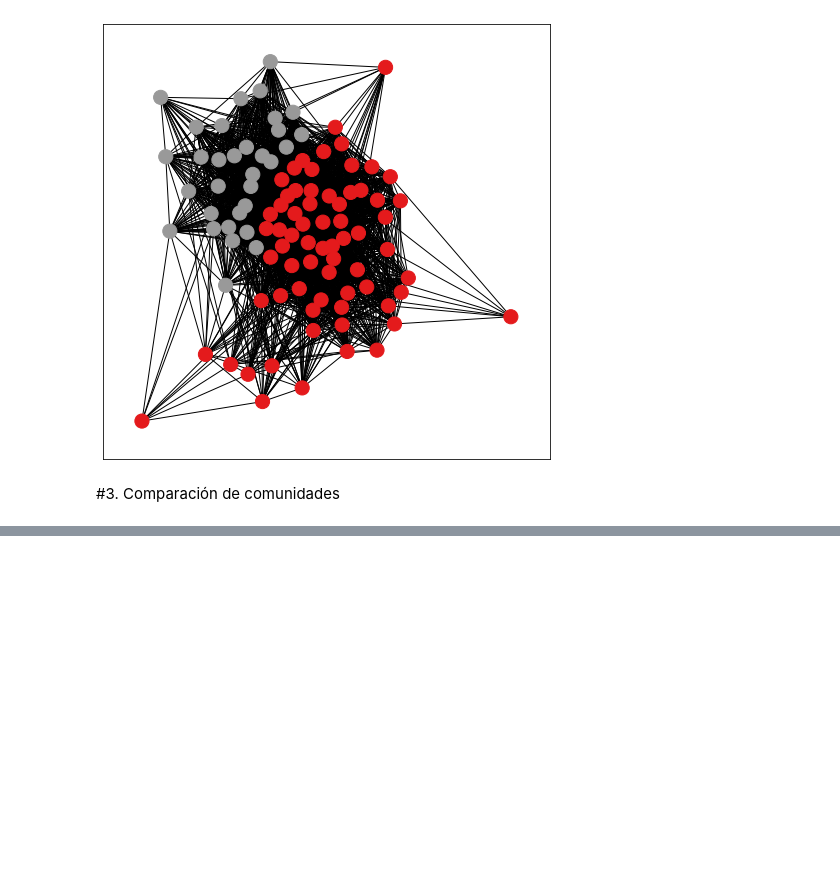
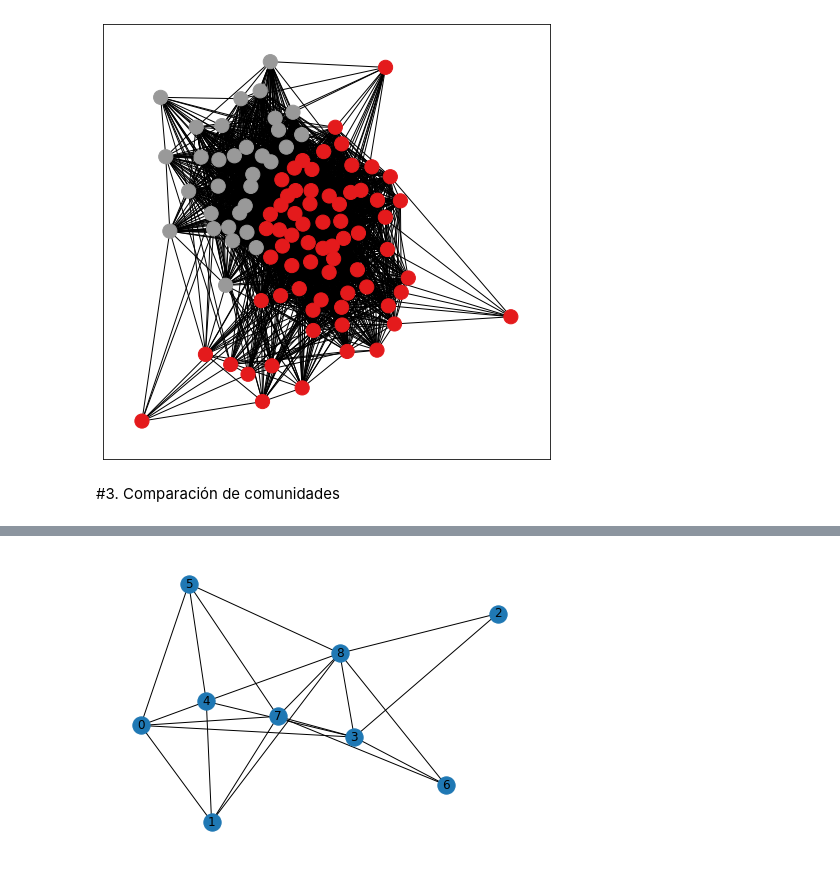
Before and after one commit to PedroAdair/TesisMaestria, a Jupyter notebook: Anonimizacion.ipynb, the cells around one changed output, grey strips where cells are left out. Drawn from its saved outputs; the diff is of its cells as text; code cells hidden in the pictures; blank space fills up the shorter version.

```diff
--- a/Anonimizacion.ipynb
+++ b/Anonimizacion.ipynb
@@ -283,0 +370,3 @@ print(membership)
+# %%
+lista = [2, 3, 4]
+matrices = crear_matrices_adyacencia(lista)
@@ -283,0 +405,2 @@ print(membership)
+# %%
+matriz_adyacencia = unir_matrices_adyacencia(matrices, 0.3)
@@ -283,0 +419,24 @@ print(membership)
+# %%
+def from_matrix_to_Grahp(matriz_adyacencia):
+  """
+  recibe una matriz de adyacencia  y construye en grafo
+  """
+  # Crear un objeto Grafo vacío
+  grafo = nx.Graph()
+
+  # Agregar nodos al grafo
+  nodos = range(matriz_adyacencia.shape[0])
+  grafo.add_nodes_from(nodos)
+
+  # Agregar enlaces al grafo
+  for i in range(matriz_adyacencia.shape[0]):
+      for j in range(matriz_adyacencia.shape[1]):
+          if matriz_adyacencia[i][j] == 1:
+              grafo.add_edge(i, j)
+  return(grafo)
+# %%
+G_ejemplo = from_matrix_to_Grahp(matriz_adyacencia)
+# %%
+nx.draw(G_ejemplo, with_labels=True)
+# %% [output]
+[figure, added]
```
Also changed, not shown: parts of 16 cells of this notebook.
